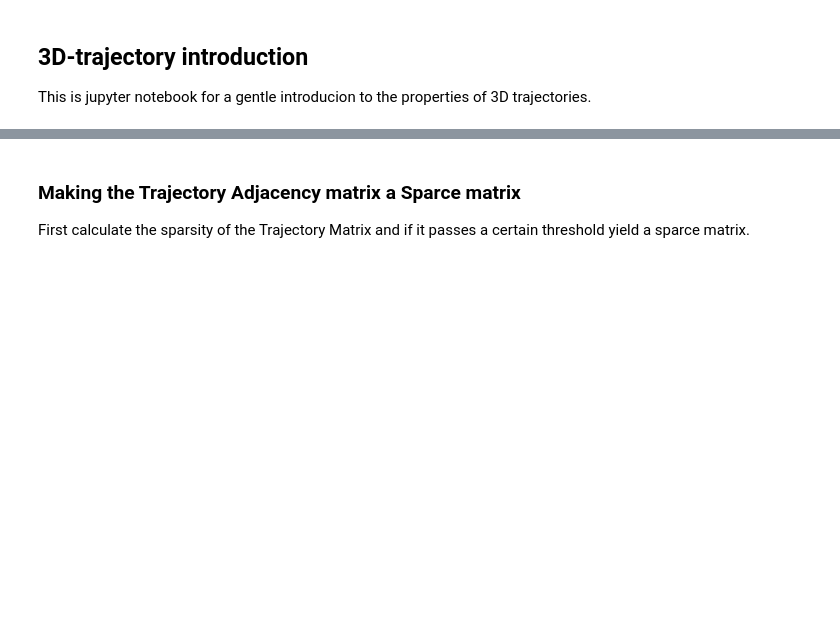
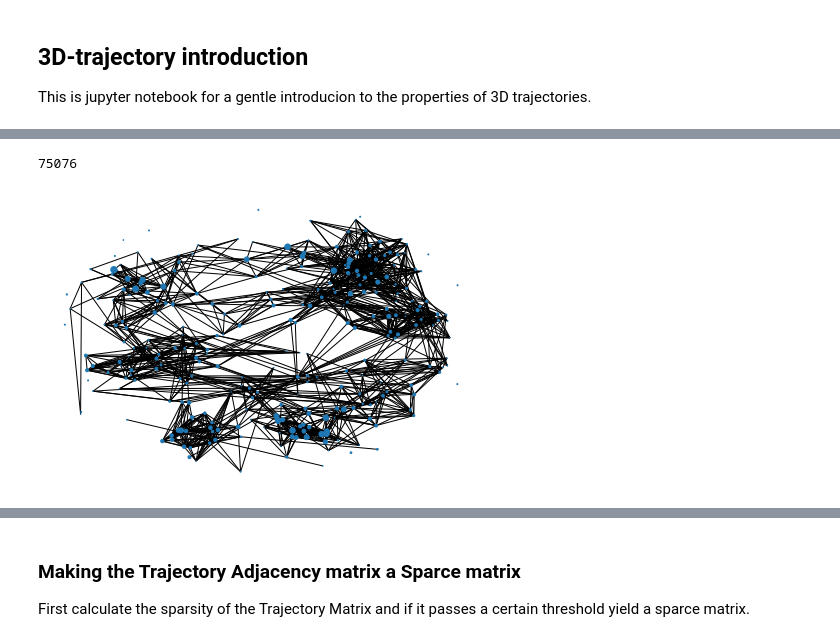
Before and after one commit to melkisedeath/Music-Structure-Segmentation, a Jupyter notebook: jupyter/Trajectory.ipynb, the cells around one changed output, grey strips where cells are left out. Cells and saved outputs as stored; diff of their text form; code cells hidden in the pictures; blank space fills up the shorter version.

Commit message:
changes on trajectory, added node weight based on note duration

```diff
--- a/jupyter/Trajectory.ipynb
+++ b/jupyter/Trajectory.ipynb
@@ -114,0 +168,13 @@ nx.draw(graph)
+# %%
+adjacency = trajectory_to_adjacency(trajectory)
+G = nx.from_numpy_array(adjacency, parallel_edges=False, create_using=None)
+
+weights = [node_weights(trajectory, durations)[p] for p in SetOfPoints(trajectory)[0]]
+norm_weights = list(map(lambda w : float(w) / max(weights), weights))
+bb = dict(zip(G.nodes, norm_weights))
+nx.set_node_attributes(G, bb, "size")
+print(adjacency.size)
+nx.draw(G, node_size=weights)
+# %% [output]
+75076
+[figure, added]
```
Also changed, not shown: parts of 15 cells of this notebook, 4 other files.
